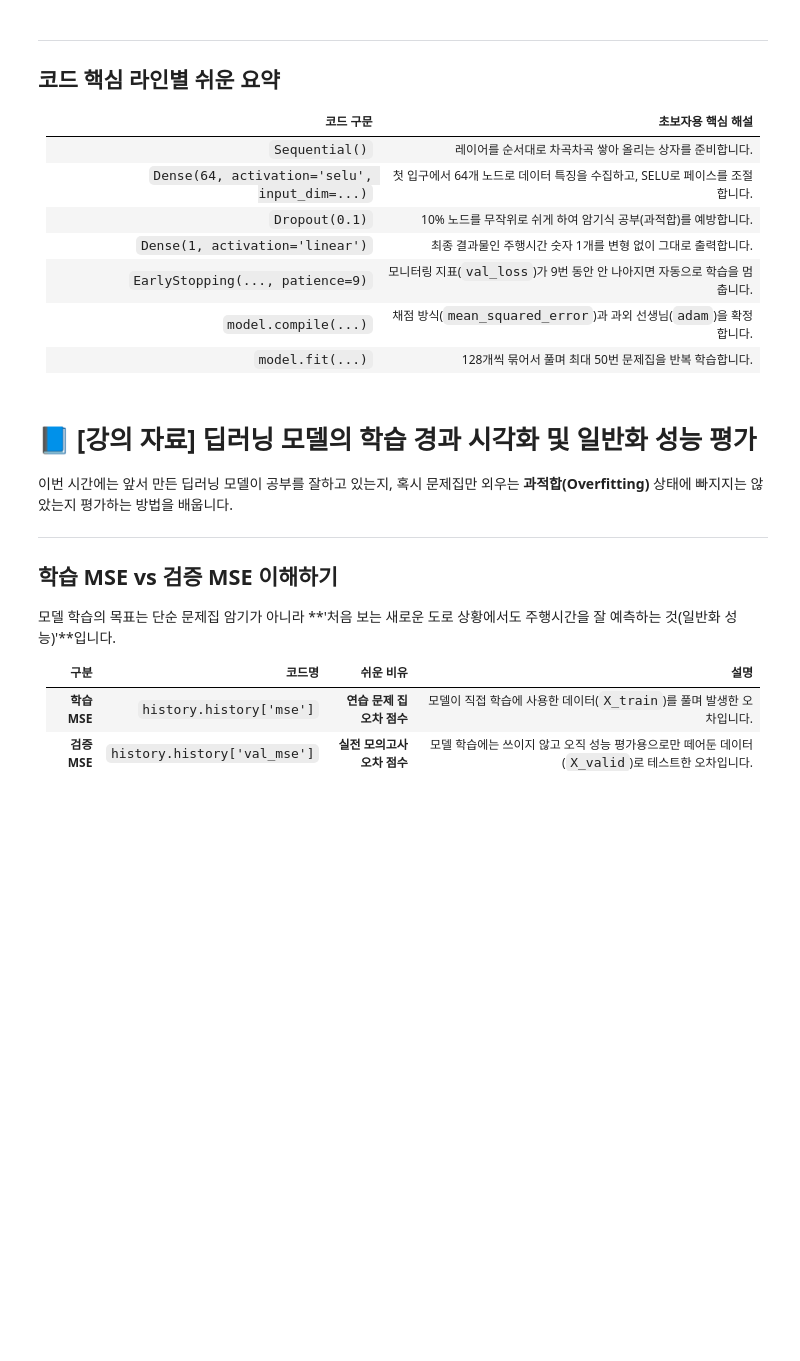
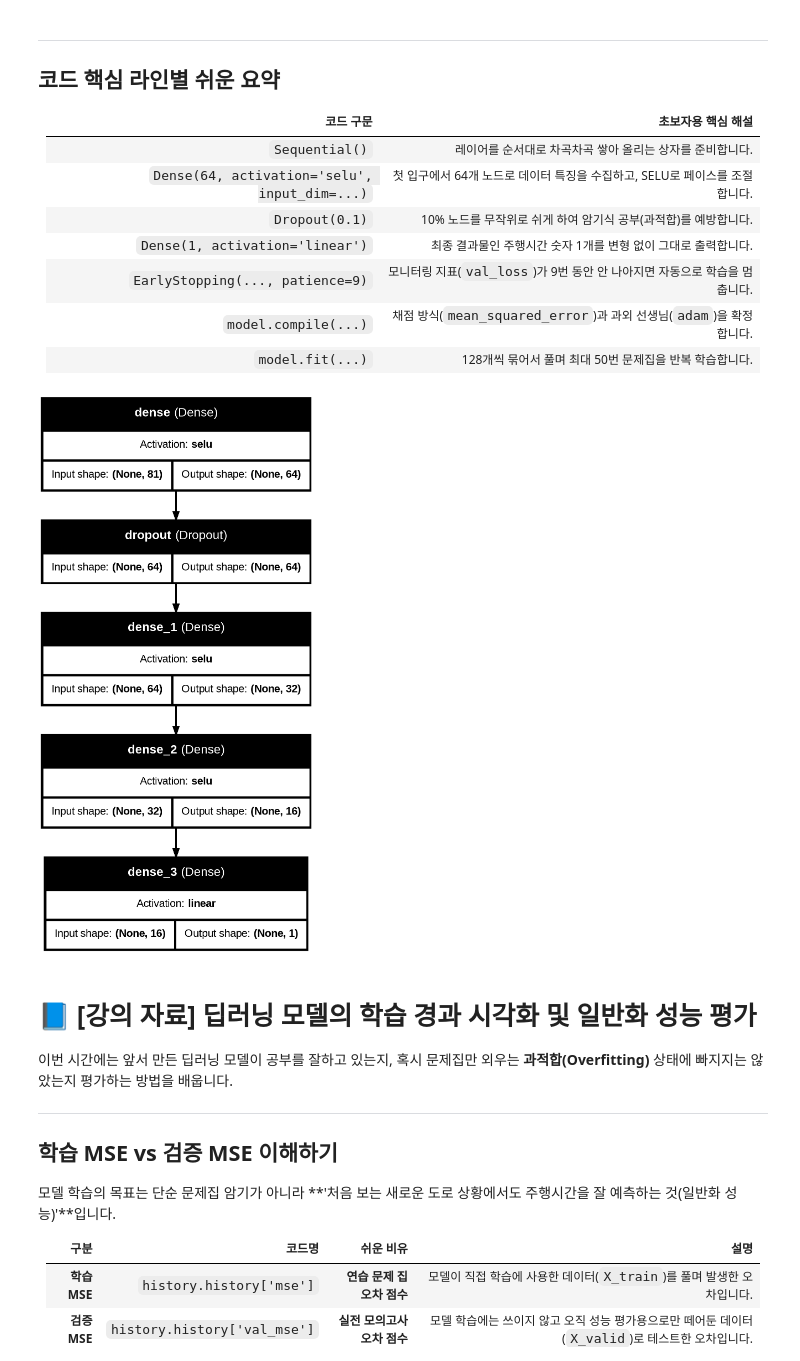
Before and after one commit to shawsk0723/AICE-Associate, a Jupyter notebook: 02_보충_수업/AICE_Associate_Chapter03_Deep_Learning_Practice.ipynb, the cells around one changed output. Saved outputs shown, nothing was run; the diff lists cells and outputs as text; code cells hidden in the pictures; blank space fills up the shorter version.

```diff
--- a/02_보충_수업/AICE_Associate_Chapter03_Deep_Learning_Practice.ipynb
+++ b/02_보충_수업/AICE_Associate_Chapter03_Deep_Learning_Practice.ipynb
@@ -0,0 +6,23 @@
+# %%
+CSV_ROOT_DIR = '/content/drive/MyDrive/Colab Notebooks'
+WORK_DIR = '/content/drive/MyDrive/Colab Notebooks/AS_260824'
+# %%
+import os
+import pandas as pd
+
+
+df = pd.read_csv(os.path.join(CSV_ROOT_DIR, 'signal_data.csv'))
+
+df_temp = df[df.Speed_Per_Hour < 300]
+# Speed_Per_Hour 값이 300 미만인 정상 데이터만 필터링하여 df_temp에 대입합니다.
+
+df_temp.drop('RID', axis=1, inplace=True)
+# df_temp에서 'RID' 열(axis=1)을 즉시 삭제(inplace=True)합니다.
+
+df_na = df_temp.dropna()
+df_na.drop(['Time_Departure', 'Time_Arrival'], axis=1, inplace=True)
+
+df_preset = pd.get_dummies(data=df_na,columns=['Address1', 'Address2'])
+
+X = df_preset.drop('Time_Driving', axis=1)
+y = df_preset.Time_Driving
@@ -1,3 +38,14 @@
+# %%
+from sklearn.model_selection import train_test_split
+import numpy as np
+from sklearn.preprocessing import RobustScaler
+rs = RobustScaler()
+
+X_train, X_valid, y_train, y_valid = train_test_split(X, y, test_size=0.2, random_state=42)
+
+X_train = rs.fit_transform(X_train)
+X_valid = rs.transform(X_valid)
+#round(np.max(X_valid))
 # %% [markdown]
 # 📘 [강의 자료] 초보자를 위한 딥러닝 실주행시간 예측 모델 구축하기
 
@@ -84,18 +150,21 @@ history = model.fit(
 # %%
 from tensorflow.keras.utils import plot_model
 
 # 모델 구조 시각화 및 이미지 파일 저장
+
 plot_model(
     model,
-    to_file='model_architecture.png',  # 저장할 파일명
+    to_file=os.path.join(WORK_DIR, 'model_architecture.png'),  # 저장할 파일명
     show_shapes=True,                  # 데이터 모양(Shape) 표시 여부
     show_layer_names=True,             # 레이어 이름 표시 여부
     show_layer_activations=True        # 활성화 함수(selu, linear 등) 표시 여부
 )
 
 # 주피터 노트북 내 화면에 직접 표시하고 싶을 때
 from IPython.display import Image
-Image('model_architecture.png')
+Image(os.path.join(WORK_DIR, 'model_architecture.png'))
+# %% [output]
+[figure, added]
 # %% [markdown]
 # 📘 [강의 자료] 딥러닝 모델의 학습 경과 시각화 및 일반화 성능 평가
 
```
Also changed, not shown: parts of 4 cells of this notebook.
